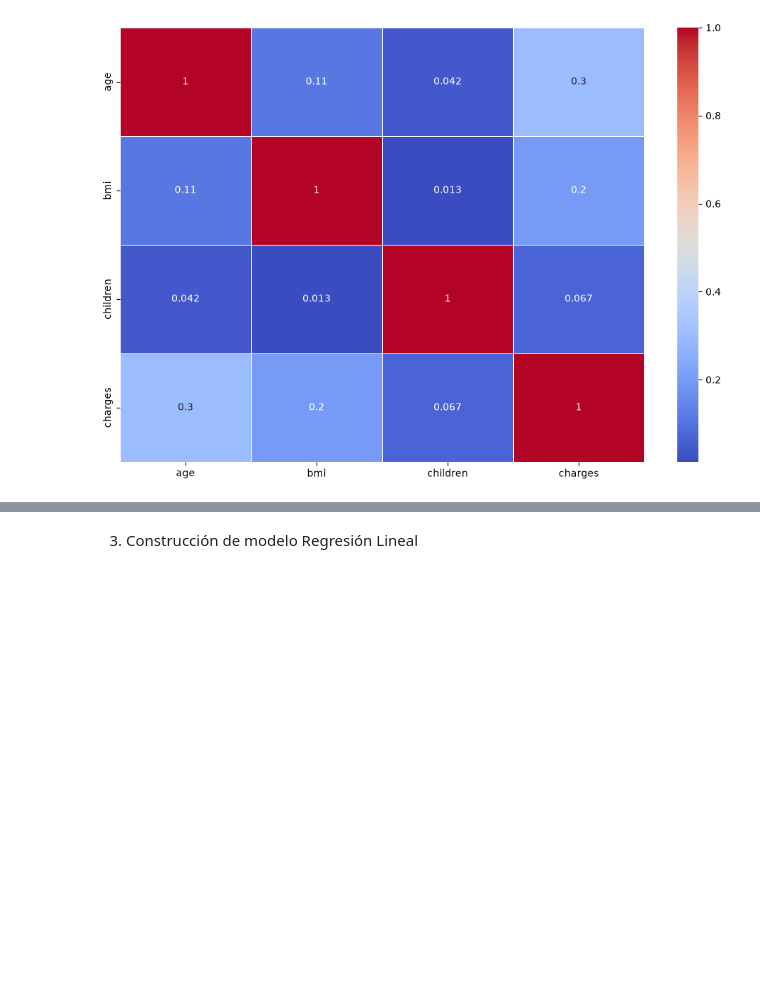
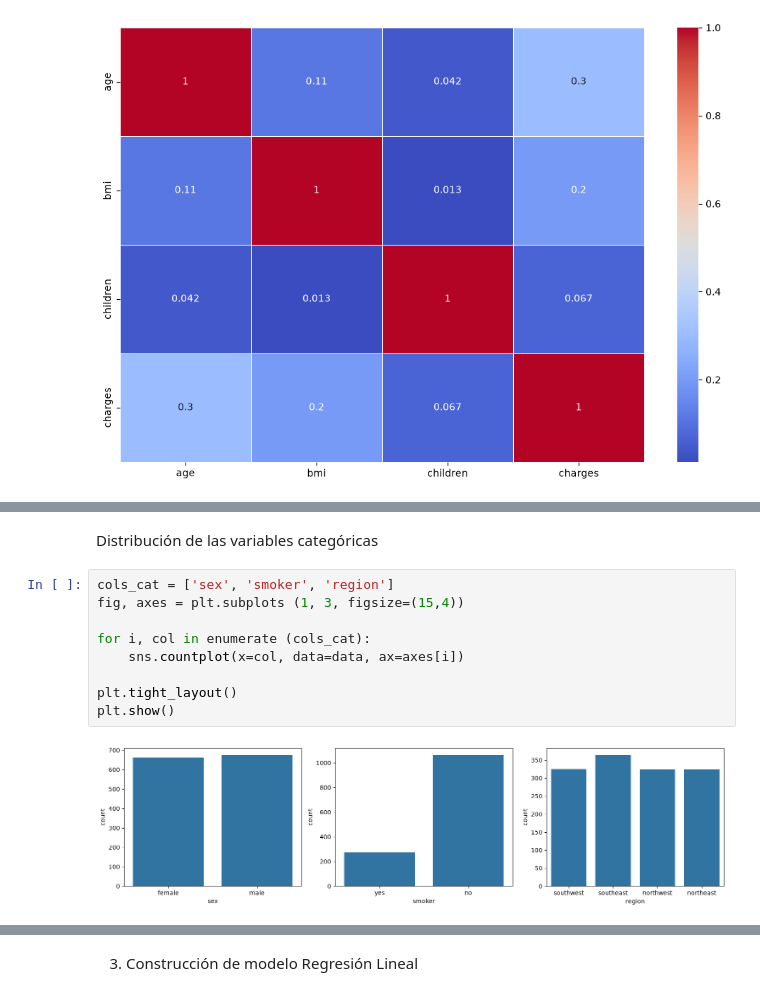
Before and after one commit to 4GeeksAcademy/machine-learning-python-template-camila, a Jupyter notebook: src/explore.ipynb, the cells around one changed output, grey strips where cells are left out. Cells and saved outputs as stored; diff of their text form; blank space fills up the shorter version.

```diff
--- a/src/explore.ipynb
+++ b/src/explore.ipynb
@@ -86,0 +100,13 @@ plt.show()
+# %% [markdown]
+Distribución de las variables categóricas
+# %%
+cols_cat = ['sex', 'smoker', 'region']
+fig, axes = plt.subplots (1, 3, figsize=(15,4))
+
+for i, col in enumerate (cols_cat):
+    sns.countplot(x=col, data=data, ax=axes[i])
+
+plt.tight_layout()
+plt.show()
+# %% [output]
+[figure, added]
```
Also changed, not shown: parts of 46 cells of this notebook, 2 other files.
